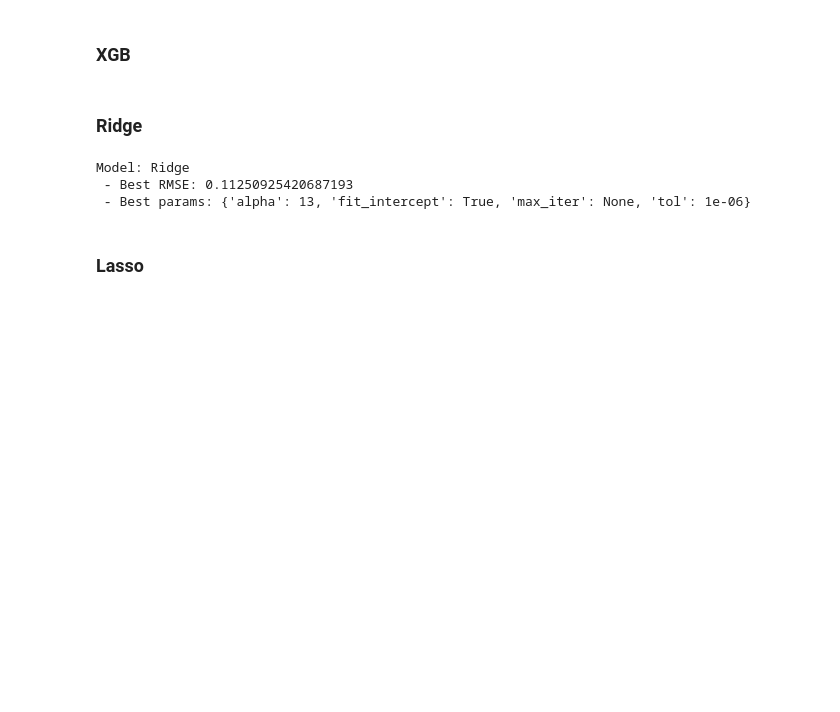
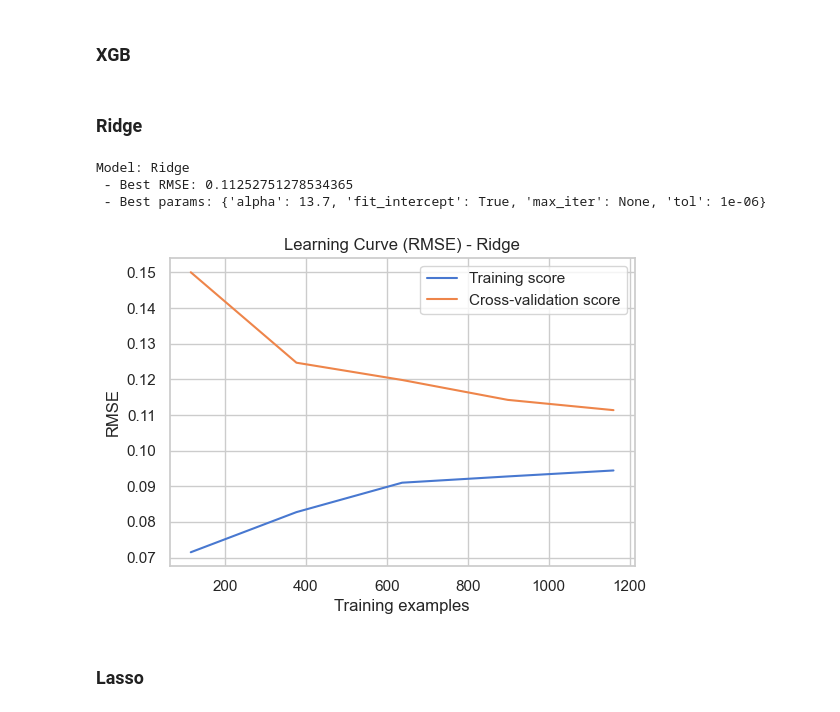
Before and after one commit to sjuanati/DataSciLabs, a Jupyter notebook: projects/kaggle/02_house_prices/house_prices.ipynb, the cells around one changed output. Saved outputs shown, nothing was run; the diff lists cells and outputs as text; code cells hidden in the pictures; blank space fills up the shorter version.

Commit message:
implemented kaggle check

```diff
--- a/projects/kaggle/02_house_prices/house_prices.ipynb
+++ b/projects/kaggle/02_house_prices/house_prices.ipynb
@@ -150,25 +151,23 @@ def fill_nulls(df):
     df["Electrical"] = df["Electrical"].fillna(df["Electrical"].mode()[0])  # 'SBrkr'
     df["Functional"] = df["Functional"].fillna(df["Functional"].mode()[0])  # 'Typ'
     df["KitchenQual"] = df["KitchenQual"].fillna(df["KitchenQual"].mode()[0])  # 'TA'
+    df["Exterior1st"] = df["Exterior1st"].fillna(
+        df["Exterior1st"].mode()[0]
+    )  # 'VinylSd'
+    df["Exterior2nd"] = df["Exterior2nd"].fillna(
+        df["Exterior2nd"].mode()[0]
+    )  # 'VinylSd
     df["SaleType"] = df["SaleType"].fillna(df["SaleType"].mode()[0])  # 'WD'
     df["MSZoning"] = df.groupby("MSSubClass")["MSZoning"].transform(
         lambda x: x.fillna(x.mode()[0])
     )
 
-    # df["LotFrontage"] = df.groupby("Neighborhood")["LotFrontage"].transform(
-    #     lambda x: x.fillna(x.median())
-    # )
-
     # assign median to Neighborhoods Without LotFrontage data
     lot_frontage_median = df["LotFrontage"].median()
-    df.groupby("Neighborhood")["LotFrontage"].transform(
+    df["LotFrontage"] = df.groupby("Neighborhood")["LotFrontage"].transform(
         lambda x: x.fillna(x.median() if not x.isna().all() else lot_frontage_median)
     )
 
-    # remove outliers (no clue why, but worth investigating..)
-    df = df.drop(index=[30, 88, 462, 631, 1322, 523, 691, 1182, 1298])
-    df = df[df.GrLivArea < 4500].reset_index(drop=True)
-
     return df
 # %% [markdown]
 ### Feature Engineering
@@ -277,11 +280,11 @@ def remove_features(df):
 # %% [markdown]
 ### Process dataset
 # %%
-# Process TRAIN data
-df_train = fill_nulls(df_train)
-df_train = add_binary_features(df_train)
-df_train = add_aggr_features(df_train)
-df_train = remove_features(df_train)
+# BOTH datasets need to be processed to be able to evaluate the models or
+# run the models over test.csv
+df_both = pd.concat([df_train, df_test]).reset_index(drop=True)
 
-# check if all nulls are handled
-show_missing_data(df_train)
+df_both = fill_nulls(df_both)
+df_both = add_binary_features(df_both)
+df_both = add_aggr_features(df_both)
+df_both = remove_features(df_both)
@@ -319,6 +326,11 @@ def scale_features(df: any, scaler_type: ScalerType):
     return X_scaled
 # %%
 from sklearn.model_selection import train_test_split
+
+df_both_encoded = encode_features(df_both)
+
+# get back the train data (records that contain sales price)
+df_train = df_both_encoded[df_both_encoded["SalePrice"].notna()].reset_index(drop=True)
 
 X = encode_features(df_train).drop("SalePrice", axis=1)
 X = scale_features(X, ScalerType.ROBUST)
@@ -721,25 +715,28 @@ xgb = fit_xgb_regressor(
 ### Ridge
 # %%
 params = {
-    "alpha": [12.8, 12.9, 13],
+    "alpha": [13.5, 13.6, 13.7, 13.8, 13.9, 14],
     "fit_intercept": [True, False],
     "max_iter": [None, 500, 1000, 5000],
     "tol": [0.000001, 0.0000025, 0.000005, 0.00001, 0.00002],
 }
 
-
 evaluate_model_grid_search_cv(ridge, X_train, y_train, params, 10)
 # %% [output]
 Model: Ridge
- - Best RMSE: 0.11250925420687193
- - Best params: {'alpha': 13, 'fit_intercept': True, 'max_iter': None, 'tol': 1e-06}
+ - Best RMSE: 0.11252751278534365
+ - Best params: {'alpha': 13.7, 'fit_intercept': True, 'max_iter': None, 'tol': 1e-06}
 # %%
 ridge = fit_ridge_regressor(
-    alpha=13,
+    alpha=13.7,
     fit_intercept=True,
     max_iter=None,
-    tol=0.000005,
+    tol=0.0001,
 )
+# %%
+plot_learning_curve(ridge)
+# %% [output]
+[figure, added]
 # %% [markdown]
 ### Lasso
 # %%
```
Also changed, not shown: parts of 16 cells of this notebook.
